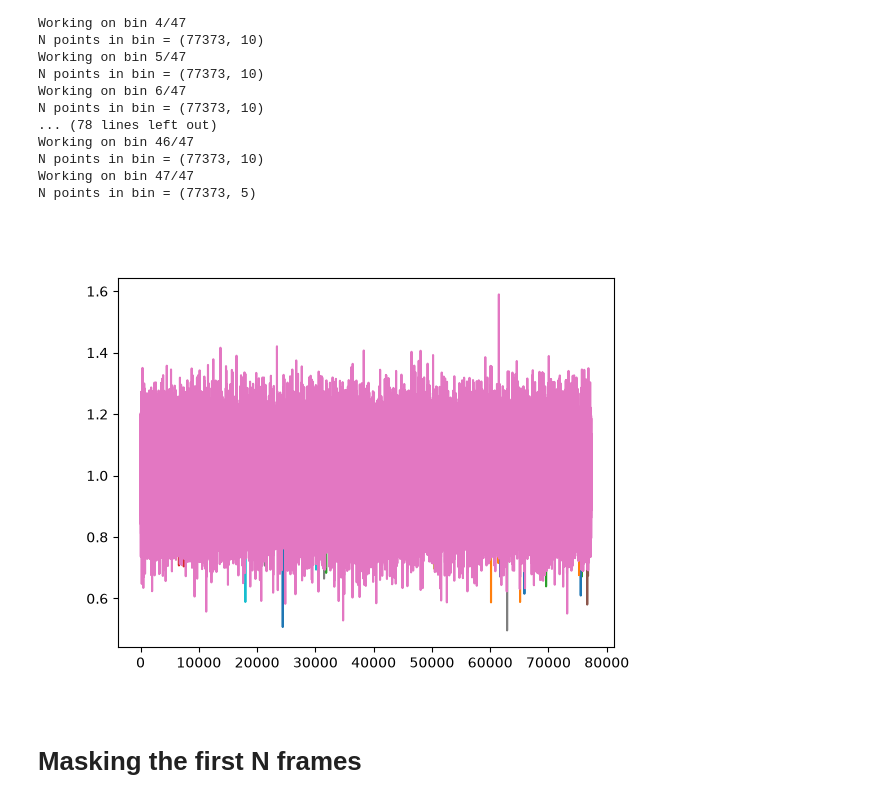
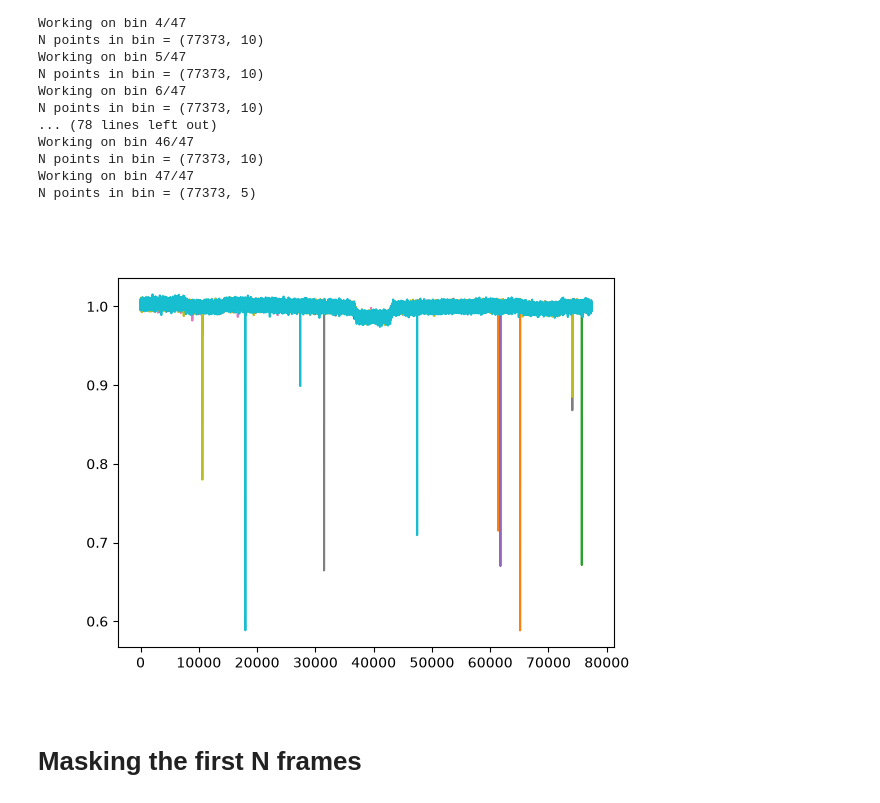
Before and after one commit to J-Ulik/Tiberius, a Jupyter notebook: src/reduction_utils/JWST_utils/reduction_notebooks/4_light_curve_creation.ipynb, the cells around one changed output. Drawn from its saved outputs; the diff is of its cells as text; code cells hidden in the pictures.

```diff
--- a/src/reduction_utils/JWST_utils/reduction_notebooks/4_light_curve_creation.ipynb
+++ b/src/reduction_utils/JWST_utils/reduction_notebooks/4_light_curve_creation.ipynb
@@ -252,11 +250,11 @@ Working on bin 47/47
 N points in bin = (77373, 5)
 # %%
 plt.figure()
-for i in bf_wb_norm:
+for i in bf_wb_norm[10:20]:
     plt.plot(i)
 plt.show()
 # %% [output]
-[figure, old version]
+[figure, new version]
 # %%
 try:
     os.mkdir(f"../../../../../data/reduction{reductionNo}/pickled_objects/wb/")
```
Also changed, not shown: parts of 3 cells of this notebook, 2 other files.
